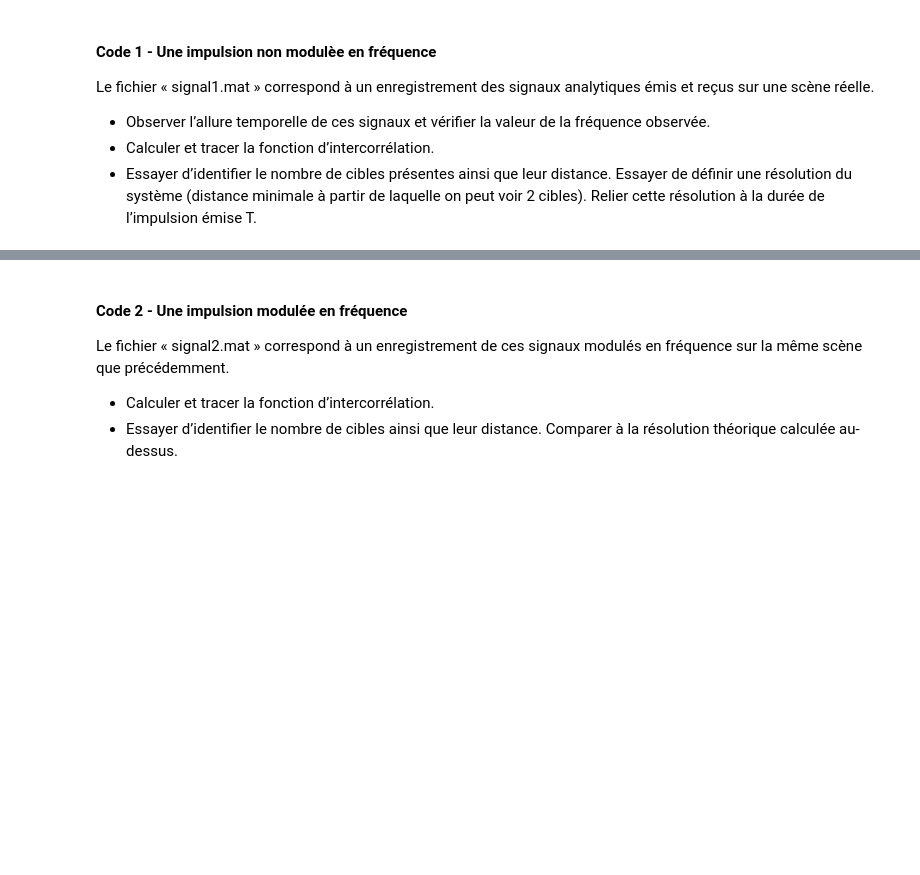
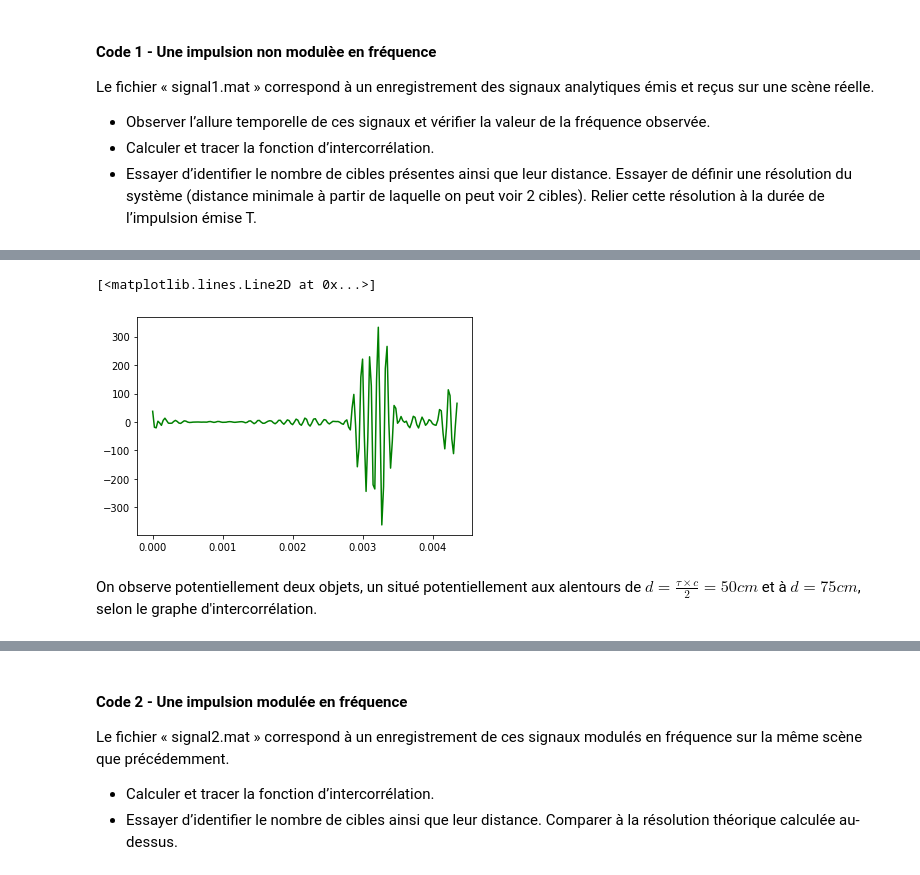
Before and after one commit to 21garbe/Traitement-du-siganl---1A, a Jupyter notebook: mini_projet_radar.ipynb, the cells around one changed output, grey strips where cells are left out. Cells and saved outputs as stored; diff of their text form; code cells hidden in the pictures; blank space fills up the shorter version.

```diff
--- a/mini_projet_radar.ipynb
+++ b/mini_projet_radar.ipynb
@@ -171,3 +172,20 @@ AttributeError: 'Figure' object has no attribute 'plot'
+# %%
+def f_corr(k):     # Calcul de la corrélation par FFT
+    S = 0
+    for i in range(N):
+        try:
+            S += e[i] * (r[i-k].conjugate())
+        except Exception as exc:
+            S += 0
+    return S
+# %%
+cor_fft = [f_corr(k) for k in range(N)]
+plt.plot(T, cor_fft, color = 'g', label = "corrélation")
+# %% [output]
+[<matplotlib.lines.Line2D at 0x...>]
+[figure, added]
+# %% [markdown]
+On observe potentiellement deux objets, un situé potentiellement aux alentours de $d = \frac{\tau \times c}{2} = 50cm$ et à $d = 75cm$, selon le graphe d'intercorrélation.
 # %% [markdown]
 Le pouvoir de résolution du système en utilisant cette forme d’onde basique (impulsion modulée par une fréquence constante) ne permet pas de distinguer 2 objets proches. L’amélioration de la résolution du système passe par la réduction du temps d’impulsion. Malheureusement, cette diminution va à l’encontre de la portée du système qui est proportionnelle à l’énergie émise. La solution classiquement employée pour diminuer la résolution sans sacrifier la portée est d’augmenter la bande du signal émis. Nous allons donc maintenant utiliser une onde modulée linéairement en fréquence, comme représentée sur la figure suivante. La fréquence varie de 38 à 42 KHz (soit une bande $𝐵 = 4$ KHz autours de $f_0$).
 
```
Also changed, not shown: parts of 5 cells of this notebook.
